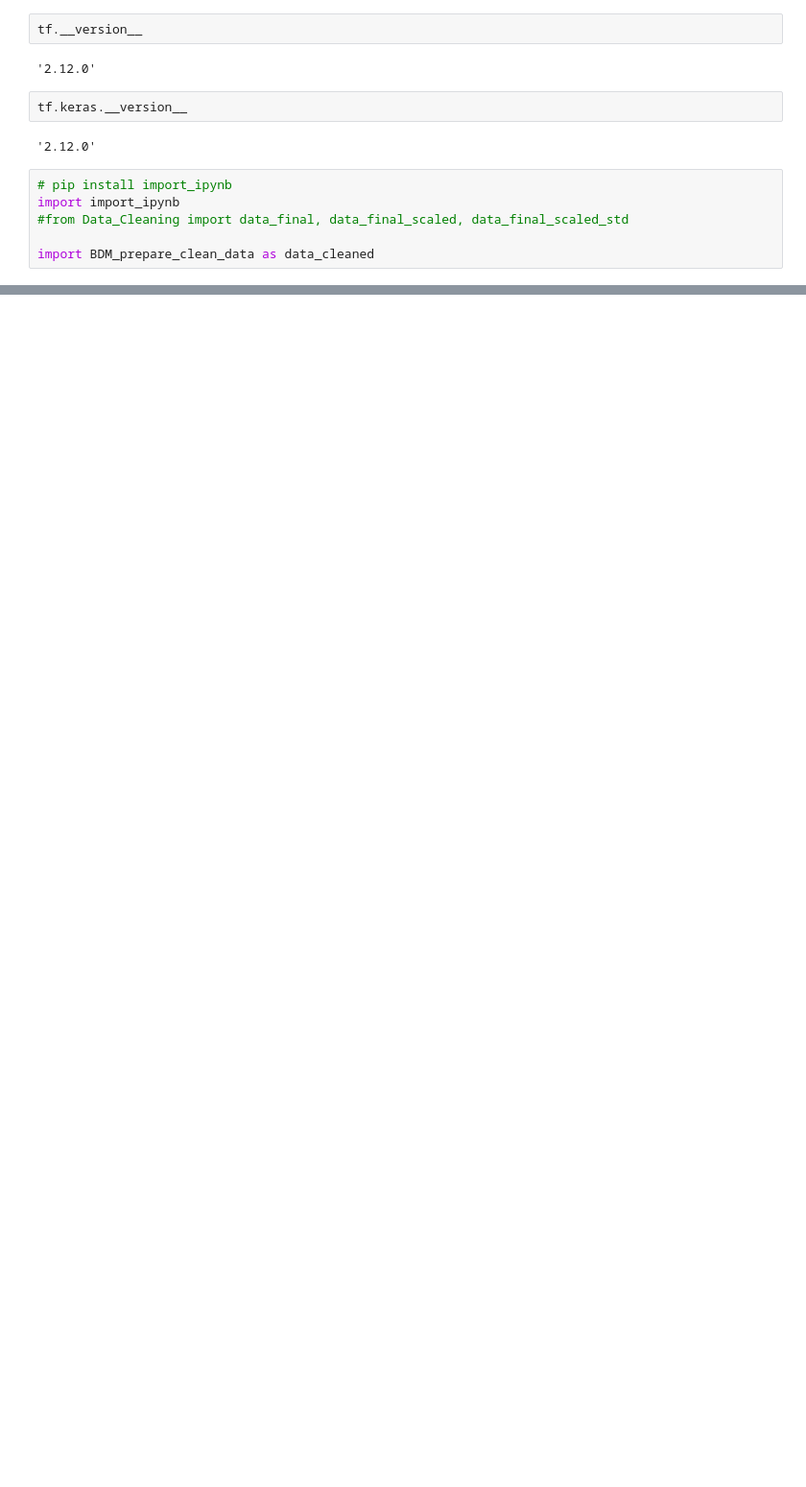
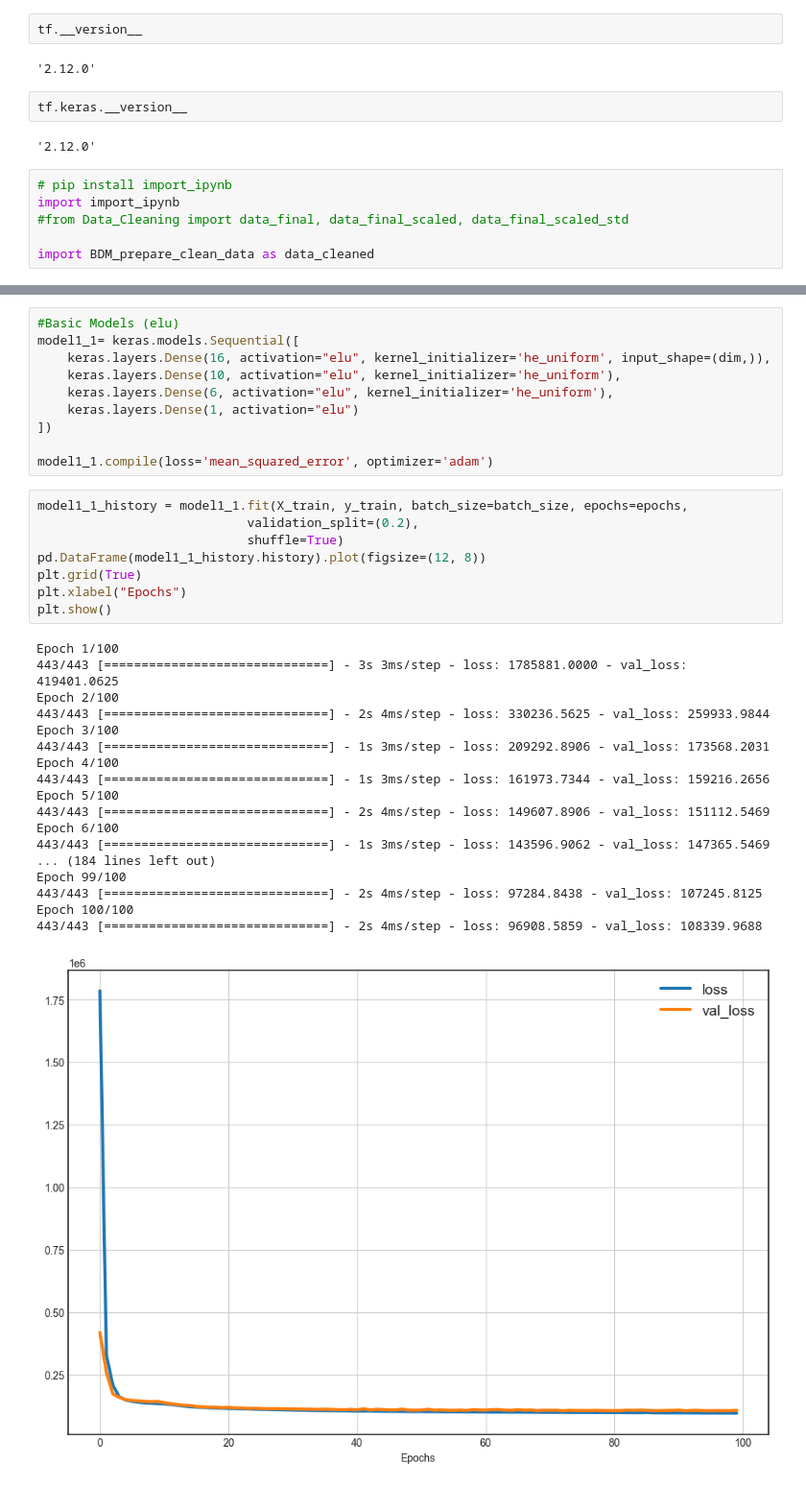
Before and after one commit to Teccaa/BigDataSeminar, a Jupyter notebook: Part2/NN.ipynb, the cells around one changed output, grey strips where cells are left out. Shown: that part at 96% size. Drawn from its saved outputs; the diff is of its cells as text; blank space fills up the shorter version.

```diff
--- a/Part2/NN.ipynb
+++ b/Part2/NN.ipynb
@@ -34,0 +82,37 @@ AttributeError: module 'BDM_prepare_clean_data' has no attribute 'X_train'
+# %%
+#Basic Models (elu)
+model1_1= keras.models.Sequential([
+    keras.layers.Dense(16, activation="elu", kernel_initializer='he_uniform', input_shape=(dim,)),
+    keras.layers.Dense(10, activation="elu", kernel_initializer='he_uniform'),
+    keras.layers.Dense(6, activation="elu", kernel_initializer='he_uniform'),
+    keras.layers.Dense(1, activation="elu")
+])
+
+model1_1.compile(loss='mean_squared_error', optimizer='adam')
+# %%
+model1_1_history = model1_1.fit(X_train, y_train, batch_size=batch_size, epochs=epochs,
+                            validation_split=(0.2),
+                            shuffle=True)
+pd.DataFrame(model1_1_history.history).plot(figsize=(12, 8))
+plt.grid(True)
+plt.xlabel("Epochs")
+plt.show()
+# %% [output]
+Epoch 1/100
+443/443 [==============================] - 3s 3ms/step - loss: 1785881.0000 - val_loss: 419401.0625
+Epoch 2/100
+443/443 [==============================] - 2s 4ms/step - loss: 330236.5625 - val_loss: 259933.9844
+Epoch 3/100
+443/443 [==============================] - 1s 3ms/step - loss: 209292.8906 - val_loss: 173568.2031
+Epoch 4/100
+443/443 [==============================] - 1s 3ms/step - loss: 161973.7344 - val_loss: 159216.2656
+Epoch 5/100
+443/443 [==============================] - 2s 4ms/step - loss: 149607.8906 - val_loss: 151112.5469
+Epoch 6/100
+443/443 [==============================] - 1s 3ms/step - loss: 143596.9062 - val_loss: 147365.5469
+... (184 lines left out)
+Epoch 99/100
+443/443 [==============================] - 2s 4ms/step - loss: 97284.8438 - val_loss: 107245.8125
+Epoch 100/100
+443/443 [==============================] - 2s 4ms/step - loss: 96908.5859 - val_loss: 108339.9688
+[figure, added]
```
Also changed, not shown: parts of 22 cells of this notebook, 9 other files.
